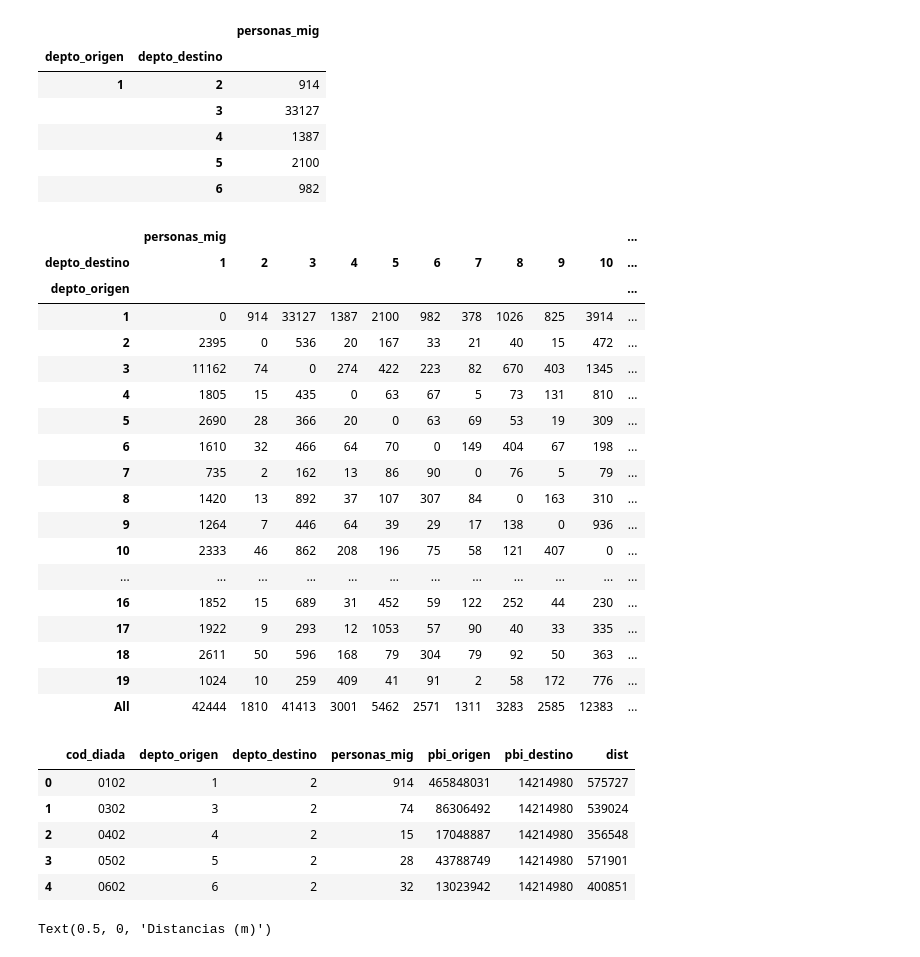
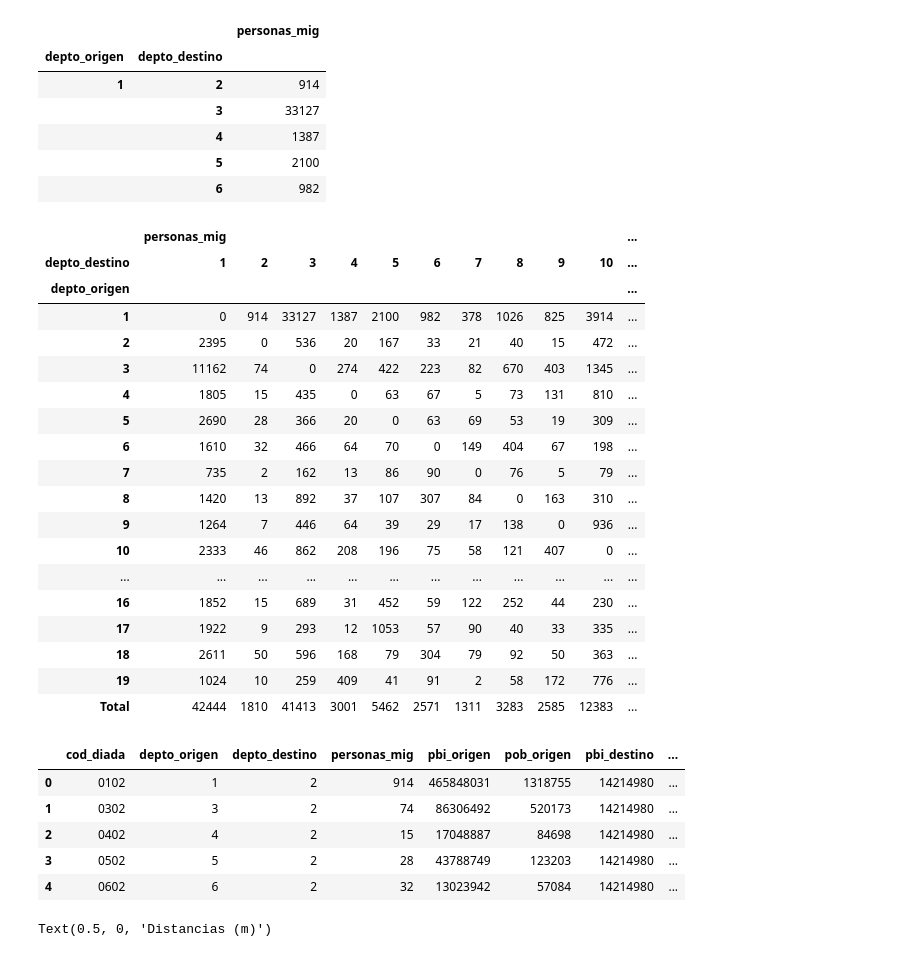
Before and after one commit to guillermodangelo/tesis, a Jupyter notebook: 02-metodologia.ipynb, the cells around one changed output. Cells and saved outputs as stored; diff of their text form; code cells hidden in the pictures.

```diff
--- a/02-metodologia.ipynb
+++ b/02-metodologia.ipynb
@@ -33,6 +33,13 @@ localidad.CODLOC = localidad.CODLOC.astype(int)
 
 # filtra capitales departamentales de las localidades INE
 capital = localidad[localidad.CAPITAL==True].reset_index(drop=True)
+# %%
+# calcula la población de cada departamento
+poblacion = censo[['DPTO', 'LOC']].groupby(by=['DPTO']).count()
+poblacion.rename(columns={'LOC': 'poblacion'}, inplace=True)
+
+# genera dataframe con datos por departamento
+datos_dpto = pd.merge(pbi, poblacion, on='DPTO')
 # %%
 # recupera el depto de la matriz de distancias
 capital_cods = capital[['DEPTO','CODLOC']]
@@ -116,7 +123,8 @@ Cantidad de díadas  342
 |  | 6 | 982 |
 # %%
 # genera tabla pivot con los flujos de departamento a departamento
-matrix = pd.pivot_table(flujos_deptos, index ='depto_origen', columns='depto_destino', fill_value=0, aggfunc=sum, margins=True)
+matrix = pd.pivot_table(flujos_deptos, index ='depto_origen', columns='depto_destino', fill_value=0,
+                        aggfunc=sum, margins=True, margins_name='Total',)
 matrix
 # %% [output]
 |  | personas_mig |  |  |  |  |  |  |  |  |  | ... |
@@ -137,30 +145,33 @@ matrix
 | 17 | 1922 | 9 | 293 | 12 | 1053 | 57 | 90 | 40 | 33 | 335 | ... |
 | 18 | 2611 | 50 | 596 | 168 | 79 | 304 | 79 | 92 | 50 | 363 | ... |
 | 19 | 1024 | 10 | 259 | 409 | 41 | 91 | 2 | 58 | 172 | 776 | ... |
-| All | 42444 | 1810 | 41413 | 3001 | 5462 | 2571 | 1311 | 3283 | 2585 | 12383 | ... |
+| Total | 42444 | 1810 | 41413 | 3001 | 5462 | 2571 | 1311 | 3283 | 2585 | 12383 | ... |
 # %%
 # unimos todo en un dataframe de díadas
 df_agrupado = grupo.reset_index()
 
 # agrega codigo unico
-df_agrupado.insert(0, 'cod_diada', df_agrupado['depto_origen'].astype(str).str.zfill(2) + df_agrupado['depto_destino'].astype(str).str.zfill(2))
+df_agrupado.insert(0, 'cod_diada', df_agrupado['depto_origen'].astype(str).str.zfill(2)
+                   + df_agrupado['depto_destino'].astype(str).str.zfill(2))
 
-merge1 = pd.merge(df_agrupado, pbi[['DEPTO', 'miles_de_pesos']], left_on='depto_origen', right_on='DEPTO')
-merge2 = pd.merge(merge1, pbi[['DEPTO', 'miles_de_pesos']], left_on='depto_destino', right_on='DEPTO')
+merge1 = pd.merge(df_agrupado, datos_dpto[['DPTO', 'miles_de_pesos', 'poblacion']], left_on='depto_origen', right_on='DPTO')
+merge2 = pd.merge(merge1, datos_dpto[['DPTO', 'miles_de_pesos', 'poblacion']], left_on='depto_destino', right_on='DPTO')
 merge3 = pd.merge(merge2, deptos_md[['cod_diada', 'distancia']], on='cod_diada')
-datos_diadas = merge3.drop(['DEPTO_x', 'DEPTO_y'], axis=1)
+datos_diadas = merge3.drop(['DPTO_x', 'DPTO_y'], axis=1)
 
 del(merge1, merge2, merge3)
 
-datos_diadas.rename(columns={'miles_de_pesos_x': 'pbi_origen', 'miles_de_pesos_y': 'pbi_destino', 'distancia': 'dist'}, inplace=True)
+datos_diadas.rename(columns={'miles_de_pesos_x': 'pbi_origen', 'miles_de_pesos_y': 'pbi_destino',
+                             'distancia': 'dist', 'poblacion_x': 'pob_origen', 'poblacion_y': 'pob_destino'},
+                    inplace=True)
 
 datos_diadas.head()
 # %% [output]
-|  | cod_diada | depto_origen | depto_destino | personas_mig | pbi_origen | pbi_destino | dist |
-| 0 | 0102 | 1 | 2 | 914 | 465848031 | 14214980 | 575727 |
-| 1 | 0302 | 3 | 2 | 74 | 86306492 | 14214980 | 539024 |
-| 2 | 0402 | 4 | 2 | 15 | 17048887 | 14214980 | 356548 |
-| 3 | 0502 | 5 | 2 | 28 | 43788749 | 14214980 | 571901 |
-| 4 | 0602 | 6 | 2 | 32 | 13023942 | 14214980 | 400851 |
+|  | cod_diada | depto_origen | depto_destino | personas_mig | pbi_origen | pob_origen | pbi_destino | ... |
+| 0 | 0102 | 1 | 2 | 914 | 465848031 | 1318755 | 14214980 | ... |
+| 1 | 0302 | 3 | 2 | 74 | 86306492 | 520173 | 14214980 | ... |
+| 2 | 0402 | 4 | 2 | 15 | 17048887 | 84698 | 14214980 | ... |
+| 3 | 0502 | 5 | 2 | 28 | 43788749 | 123203 | 14214980 | ... |
+| 4 | 0602 | 6 | 2 | 32 | 13023942 | 57084 | 14214980 | ... |
 # %%
 # Gráfico de flujos contra distancia
```
Also changed, not shown: parts of 3 cells of this notebook, 3 other files.
